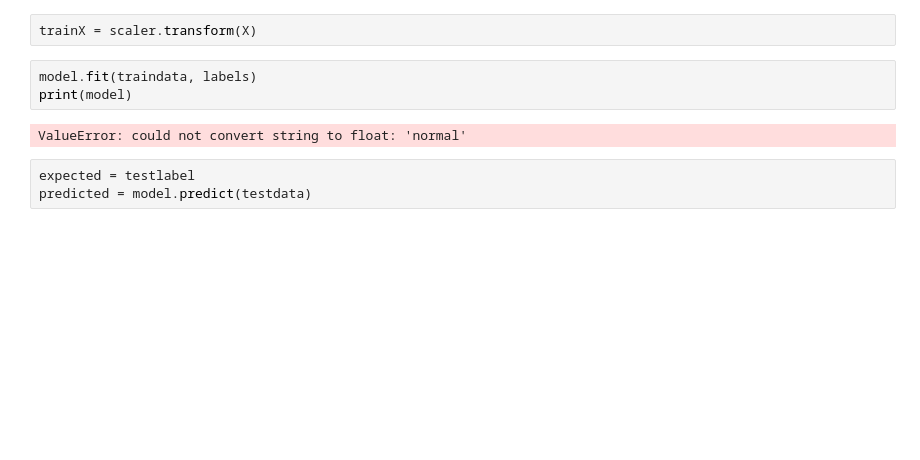
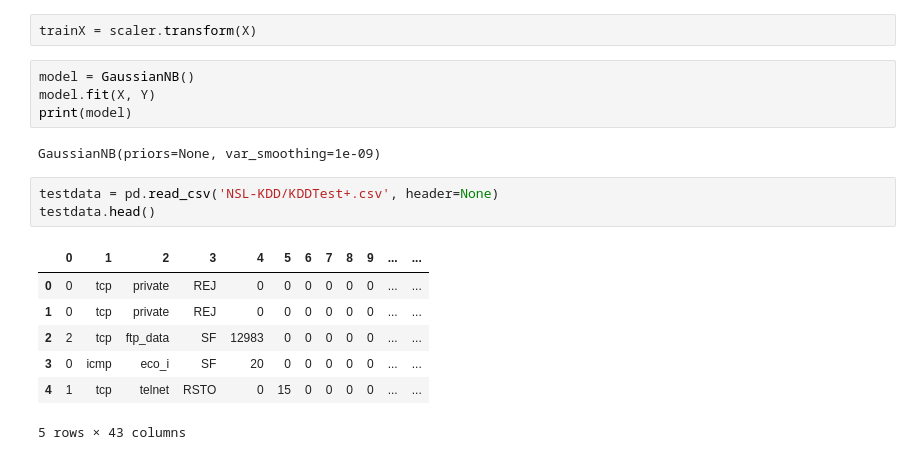
Before and after one commit to sarabranham/CX4240, a Jupyter notebook: Final.ipynb, the cells around one changed output. Drawn from its saved outputs; the diff is of its cells as text; blank space fills up the shorter version.

```diff
--- a/Final.ipynb
+++ b/Final.ipynb
@@ -271,10 +284,19 @@ ValueError: could not convert string to float: 'normal'
 # %%
 trainX = scaler.transform(X)
 # %%
-model.fit(traindata, labels)
+model = GaussianNB()
+model.fit(X, Y)
 print(model)
 # %% [output]
-ValueError: could not convert string to float: 'normal'
+GaussianNB(priors=None, var_smoothing=1e-09)
-# %%
-expected = testlabel
-predicted = model.predict(testdata)
+# %%
+testdata = pd.read_csv('NSL-KDD/KDDTest+.csv', header=None)
+testdata.head()
+# %% [output]
+|  | 0 | 1 | 2 | 3 | 4 | 5 | 6 | 7 | 8 | 9 | ... | ... |
+| 0 | 0 | tcp | private | REJ | 0 | 0 | 0 | 0 | 0 | 0 | ... | ... |
+| 1 | 0 | tcp | private | REJ | 0 | 0 | 0 | 0 | 0 | 0 | ... | ... |
+| 2 | 2 | tcp | ftp_data | SF | 12983 | 0 | 0 | 0 | 0 | 0 | ... | ... |
+| 3 | 0 | icmp | eco_i | SF | 20 | 0 | 0 | 0 | 0 | 0 | ... | ... |
+| 4 | 1 | tcp | telnet | RSTO | 0 | 15 | 0 | 0 | 0 | 0 | ... | ... |
+5 rows × 43 columns
```
Also changed, not shown: parts of 25 cells of this notebook.
